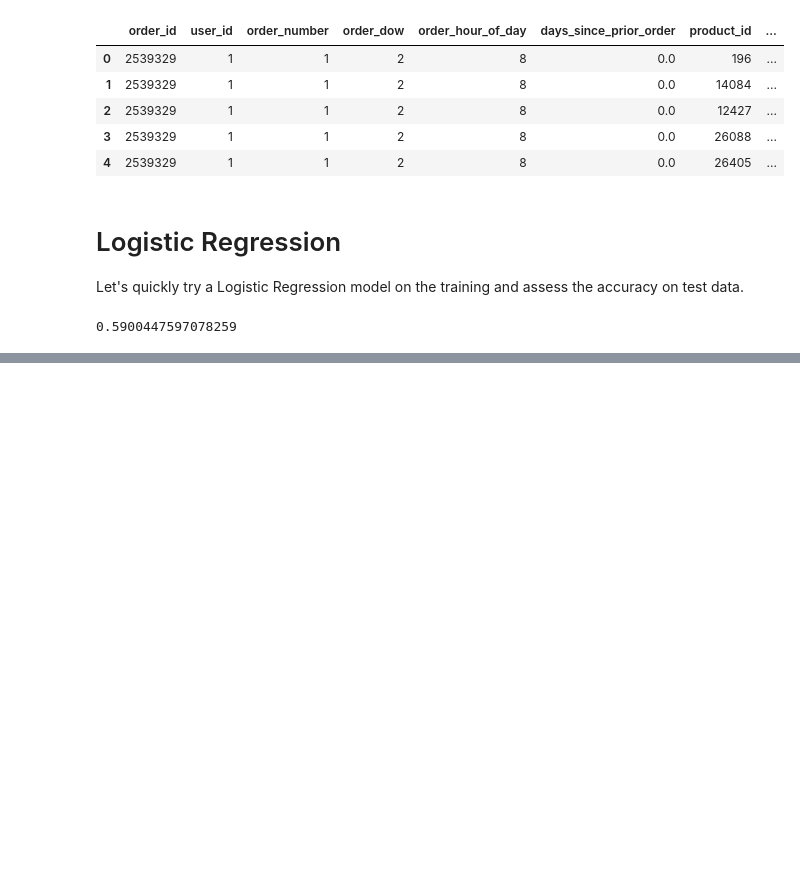
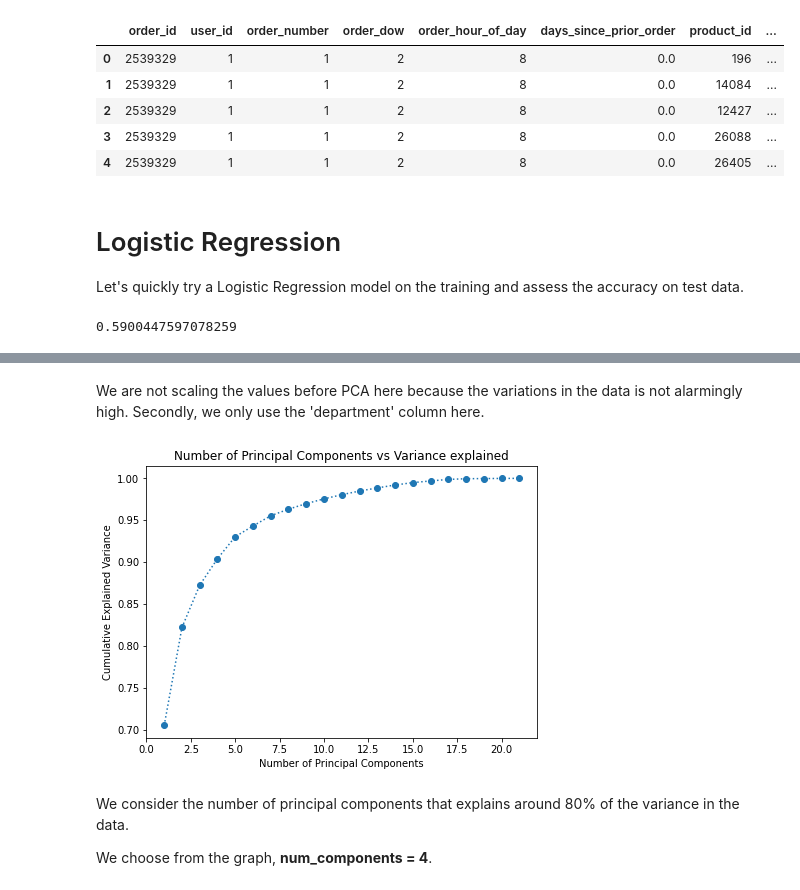
Before and after one commit to KrithikaJayaraman/Instacart-Market-Basket-Analysis, a Jupyter notebook: Instacart Market Basket Analysis Python Project.ipynb, the cells around one changed output, grey strips where cells are left out. Saved outputs shown, nothing was run; the diff lists cells and outputs as text; code cells hidden in the pictures; blank space fills up the shorter version.

Commit message:
Added Customer Segmentation Analysis
Code added for 'Customer Segment Analysis' based on orders per Department.

```diff
--- a/Instacart Market Basket Analysis Python Project.ipynb
+++ b/Instacart Market Basket Analysis Python Project.ipynb
@@ -643,0 +706,8 @@ We see that Gradient Boosting Classifier performs better than Logistic Regressio
+# %%
+orders_pdts = pd.merge(ordered_pdts_all, products, how= 'inner', on= 'product_id')
+
+orders_pdts_aisle = pd.merge(orders_pdts, aisles, on = 'aisle_id')
+
+ord_pdts_dpt = pd.merge(orders_pdts_aisle, departments, on = 'department_id')
+
+cust_orders = pd.merge(ord_pdts_dpt, orders, on = 'order_id')
@@ -643,0 +738,3 @@ We see that Gradient Boosting Classifier performs better than Logistic Regressio
+# %%
+cust_prod = cust_orders.pivot_table(index='user_id', columns='department', aggfunc={'department':len}, fill_value=0)
+cust_prod.head()
@@ -643,0 +750,3 @@ We see that Gradient Boosting Classifier performs better than Logistic Regressio
+# %%
+cust_prod.columns = cust_prod.columns.droplevel(0)
+cust_prod.head()
@@ -643,0 +761,19 @@ We see that Gradient Boosting Classifier performs better than Logistic Regressio
+# %% [markdown]
+We are not scaling the values before PCA here because the variations in the data is not alarmingly high. Secondly, we only use the 'department' column here.
+# %%
+from sklearn.decomposition import PCA
+pca = PCA()
+pca.fit(cust_prod)
+pca_samples = pca.transform(cust_prod)
+# %%
+plt.figure(figsize=(7,5))
+plt.plot(range(1,22), pca.explained_variance_ratio_.cumsum(), marker = 'o', linestyle = 'dotted')
+plt.title('Number of Principal Components vs Variance explained')
+plt.xlabel('Number of Principal Components')
+plt.ylabel('Cumulative Explained Variance');
+# %% [output]
+[figure, added]
+# %% [markdown]
+We consider the number of principal components that explains around 80% of the variance in the data.
+
+We choose from the graph, **num_components = 4**.
```
Also changed, not shown: parts of 49 cells of this notebook.
